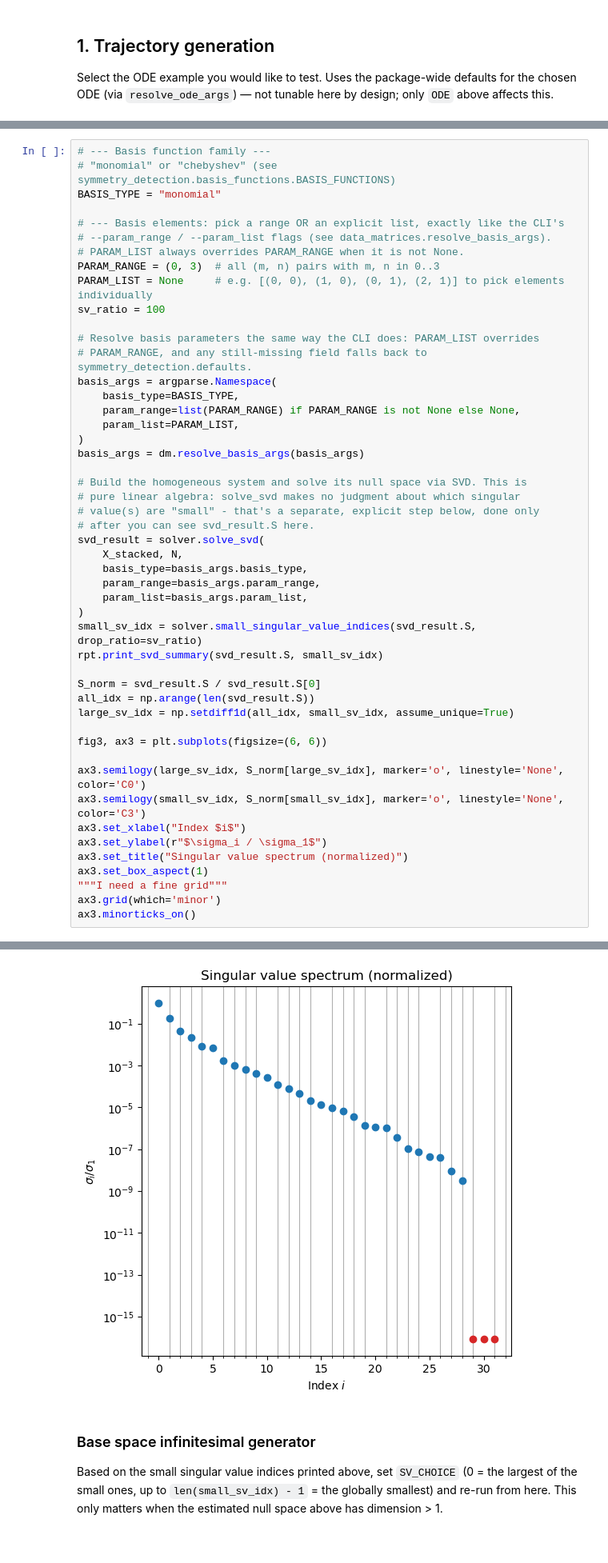
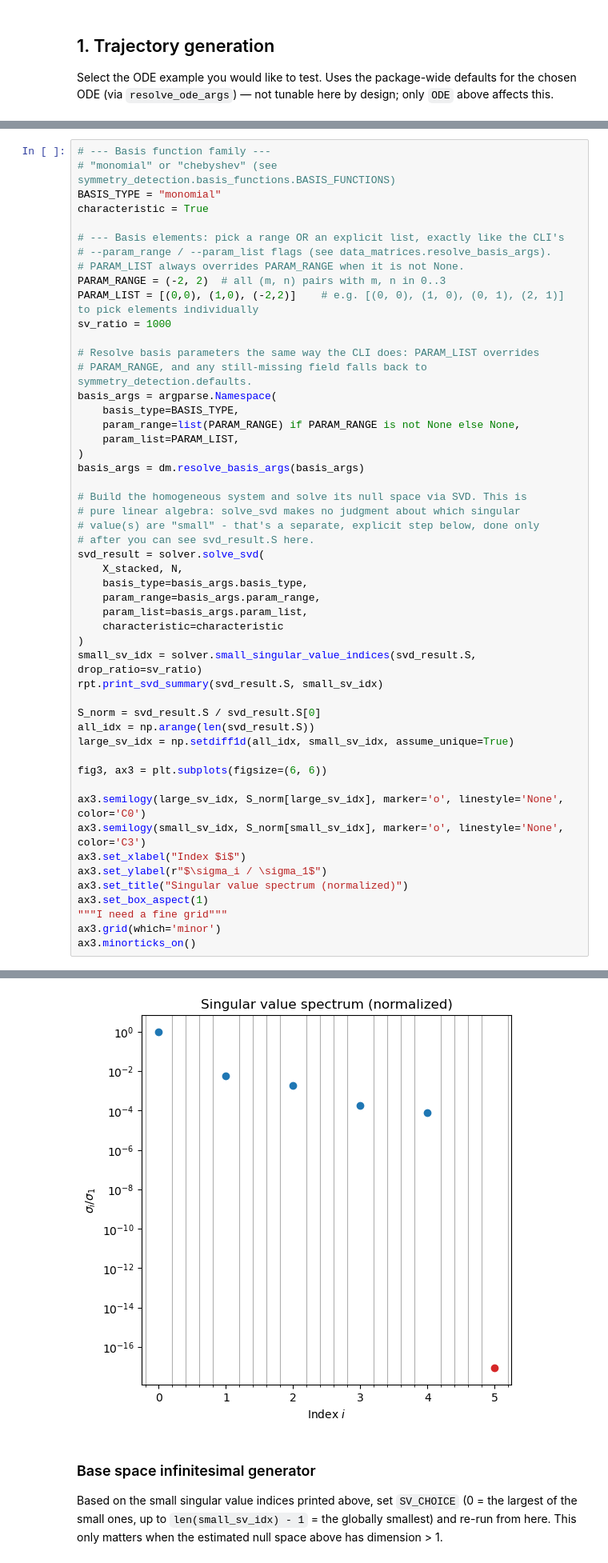
Before and after one commit to rros22/symmetry-detection, a Jupyter notebook: notebooks/ode_symmetry_explorer.ipynb, the cells around one changed output, grey strips where cells are left out. Shown at 80% size. Drawn from its saved outputs; the diff is of its cells as text.

```diff
--- a/notebooks/ode_symmetry_explorer.ipynb
+++ b/notebooks/ode_symmetry_explorer.ipynb
@@ -127,13 +126,14 @@ once you can see the results.
 # --- Basis function family ---
 # "monomial" or "chebyshev" (see symmetry_detection.basis_functions.BASIS_FUNCTIONS)
 BASIS_TYPE = "monomial"
+characteristic = True
 
 # --- Basis elements: pick a range OR an explicit list, exactly like the CLI's
 # --param_range / --param_list flags (see data_matrices.resolve_basis_args).
 # PARAM_LIST always overrides PARAM_RANGE when it is not None.
-PARAM_RANGE = (0, 3)  # all (m, n) pairs with m, n in 0..3
-PARAM_LIST = None     # e.g. [(0, 0), (1, 0), (0, 1), (2, 1)] to pick elements individually
-sv_ratio = 100
+PARAM_RANGE = (-2, 2)  # all (m, n) pairs with m, n in 0..3
+PARAM_LIST = [(0,0), (1,0), (-2,2)]    # e.g. [(0, 0), (1, 0), (0, 1), (2, 1)] to pick elements individually
+sv_ratio = 1000
 
 # Resolve basis parameters the same way the CLI does: PARAM_LIST overrides
 # PARAM_RANGE, and any still-missing field falls back to symmetry_detection.defaults.
@@ -153,6 +153,7 @@ svd_result = solver.solve_svd(
     basis_type=basis_args.basis_type,
     param_range=basis_args.param_range,
     param_list=basis_args.param_list,
+    characteristic=characteristic
 )
 small_sv_idx = solver.small_singular_value_indices(svd_result.S, drop_ratio=sv_ratio)
 rpt.print_svd_summary(svd_result.S, small_sv_idx)
@@ -178,4 +179,4 @@ Small singular value indices: [29, 30, 31]
-[figure, old version]
+[figure, new version]
 # %% [markdown]
 ### Base space infinitesimal generator
 
```
Also changed, not shown: parts of 6 cells of this notebook, 7 other files.
